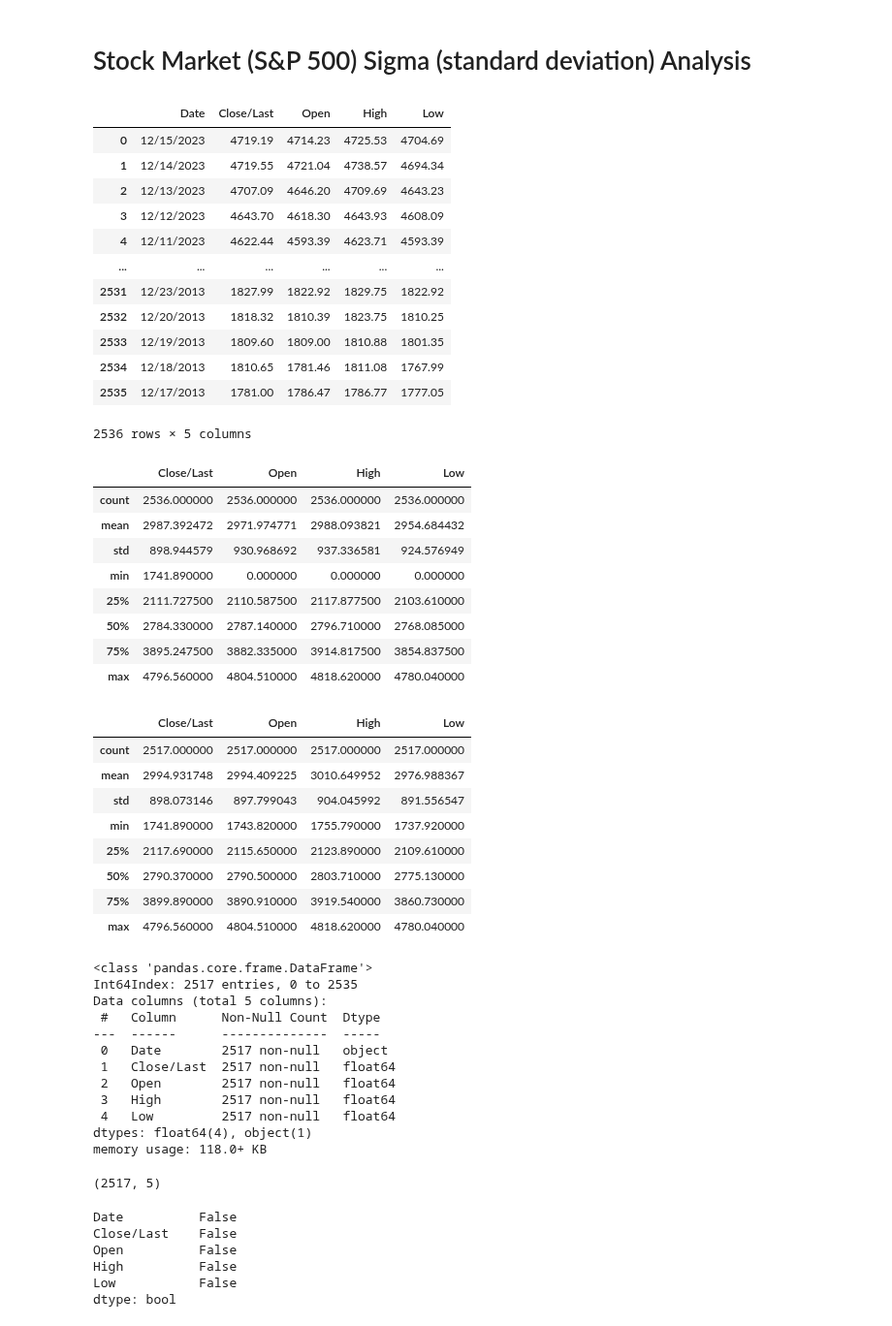
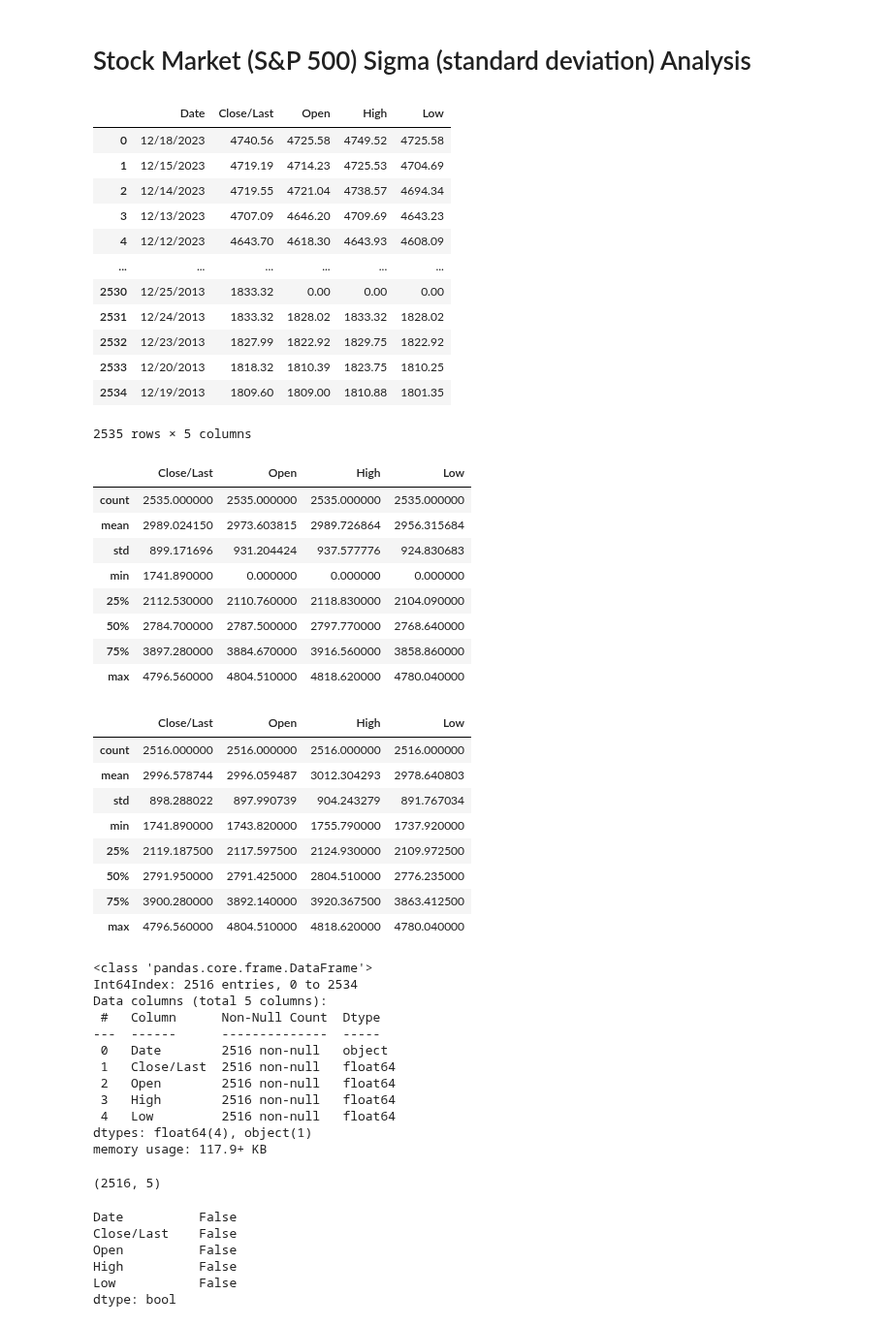
Before and after one commit to JohnBroberg/StockMarketSigma, a Jupyter notebook: StockMarketSigma.ipynb, the cells around one changed output. Shown at 97% size. Drawn from its saved outputs; the diff is of its cells as text; code cells hidden in the pictures.

```diff
--- a/StockMarketSigma.ipynb
+++ b/StockMarketSigma.ipynb
@@ -4,57 +4,57 @@
 #created by John Broberg on 2022-05-29
 #inspired by "LET THE WILD RUMPUS BEGIN" by JEREMY GRANTHAM of GMO
 #ref. https://www.gmo.com/globalassets/articles/viewpoints/2022/gmo_let-the-wild-rumpus-begin_1-22.pdf
 
 #https://www.gmo.com/americas/research-library/entering-the-superbubbles-final-act/
 #"...superbubbles – 2.5 to 3 sigma events..."
 #"...ordinary 2 sigma bubbles..."
 #"Ordinary bubbles are, to us, those that reach a 2 sigma deviation from trend. Superbubbles reach 2.5 sigma or greater."
 
 #source data: https://www.nasdaq.com/market-activity/index/spx/historical
 
 #cd
 #cd git/StockMarketSigma
 #git pull https://github.com/JohnBroberg/StockMarketSigma.git
 
 #Get trendline equation
 #https://stackoverflow.com/questions/49460596/add-trendline-with-equation-in-2d-array
 #https://stackoverflow.com/questions/26447191/how-to-add-trendline-in-python-matplotlib-dot-scatter-graphs
 
 
 import pandas as pd
 import numpy as np
 import matplotlib.pyplot as plt
 import seaborn as sns
 
-data = 'HistoricalData_1702860435937.csv'
+data = 'HistoricalData_1703011943129.csv'
 df = pd.read_csv(data)
 
 df
 # %% [output]
 |  | Date | Close/Last | Open | High | Low |
-| 0 | 12/15/2023 | 4719.19 | 4714.23 | 4725.53 | 4704.69 |
-| 1 | 12/14/2023 | 4719.55 | 4721.04 | 4738.57 | 4694.34 |
-| 2 | 12/13/2023 | 4707.09 | 4646.20 | 4709.69 | 4643.23 |
-| 3 | 12/12/2023 | 4643.70 | 4618.30 | 4643.93 | 4608.09 |
-| 4 | 12/11/2023 | 4622.44 | 4593.39 | 4623.71 | 4593.39 |
+| 0 | 12/18/2023 | 4740.56 | 4725.58 | 4749.52 | 4725.58 |
+| 1 | 12/15/2023 | 4719.19 | 4714.23 | 4725.53 | 4704.69 |
+| 2 | 12/14/2023 | 4719.55 | 4721.04 | 4738.57 | 4694.34 |
+| 3 | 12/13/2023 | 4707.09 | 4646.20 | 4709.69 | 4643.23 |
+| 4 | 12/12/2023 | 4643.70 | 4618.30 | 4643.93 | 4608.09 |
 | ... | ... | ... | ... | ... | ... |
-| 2531 | 12/23/2013 | 1827.99 | 1822.92 | 1829.75 | 1822.92 |
-| 2532 | 12/20/2013 | 1818.32 | 1810.39 | 1823.75 | 1810.25 |
-| 2533 | 12/19/2013 | 1809.60 | 1809.00 | 1810.88 | 1801.35 |
-| 2534 | 12/18/2013 | 1810.65 | 1781.46 | 1811.08 | 1767.99 |
-| 2535 | 12/17/2013 | 1781.00 | 1786.47 | 1786.77 | 1777.05 |
+| 2530 | 12/25/2013 | 1833.32 | 0.00 | 0.00 | 0.00 |
+| 2531 | 12/24/2013 | 1833.32 | 1828.02 | 1833.32 | 1828.02 |
+| 2532 | 12/23/2013 | 1827.99 | 1822.92 | 1829.75 | 1822.92 |
+| 2533 | 12/20/2013 | 1818.32 | 1810.39 | 1823.75 | 1810.25 |
+| 2534 | 12/19/2013 | 1809.60 | 1809.00 | 1810.88 | 1801.35 |
-2536 rows × 5 columns
+2535 rows × 5 columns
 # %%
 df.describe()
 # %% [output]
 |  | Close/Last | Open | High | Low |
-| count | 2536.000000 | 2536.000000 | 2536.000000 | 2536.000000 |
-| mean | 2987.392472 | 2971.974771 | 2988.093821 | 2954.684432 |
-| std | 898.944579 | 930.968692 | 937.336581 | 924.576949 |
+| count | 2535.000000 | 2535.000000 | 2535.000000 | 2535.000000 |
+| mean | 2989.024150 | 2973.603815 | 2989.726864 | 2956.315684 |
+| std | 899.171696 | 931.204424 | 937.577776 | 924.830683 |
 | min | 1741.890000 | 0.000000 | 0.000000 | 0.000000 |
-| 25% | 2111.727500 | 2110.587500 | 2117.877500 | 2103.610000 |
-| 50% | 2784.330000 | 2787.140000 | 2796.710000 | 2768.085000 |
-| 75% | 3895.247500 | 3882.335000 | 3914.817500 | 3854.837500 |
+| 25% | 2112.530000 | 2110.760000 | 2118.830000 | 2104.090000 |
+| 50% | 2784.700000 | 2787.500000 | 2797.770000 | 2768.640000 |
+| 75% | 3897.280000 | 3884.670000 | 3916.560000 | 3858.860000 |
 | max | 4796.560000 | 4804.510000 | 4818.620000 | 4780.040000 |
 # %%
 #remove holidays (Open == 0)
@@ -63,33 +63,33 @@ df = df.loc[~(df['Open']==0)]
 df.describe()
 # %% [output]
 |  | Close/Last | Open | High | Low |
-| count | 2517.000000 | 2517.000000 | 2517.000000 | 2517.000000 |
-| mean | 2994.931748 | 2994.409225 | 3010.649952 | 2976.988367 |
-| std | 898.073146 | 897.799043 | 904.045992 | 891.556547 |
+| count | 2516.000000 | 2516.000000 | 2516.000000 | 2516.000000 |
+| mean | 2996.578744 | 2996.059487 | 3012.304293 | 2978.640803 |
+| std | 898.288022 | 897.990739 | 904.243279 | 891.767034 |
 | min | 1741.890000 | 1743.820000 | 1755.790000 | 1737.920000 |
-| 25% | 2117.690000 | 2115.650000 | 2123.890000 | 2109.610000 |
-| 50% | 2790.370000 | 2790.500000 | 2803.710000 | 2775.130000 |
-| 75% | 3899.890000 | 3890.910000 | 3919.540000 | 3860.730000 |
+| 25% | 2119.187500 | 2117.597500 | 2124.930000 | 2109.972500 |
+| 50% | 2791.950000 | 2791.425000 | 2804.510000 | 2776.235000 |
+| 75% | 3900.280000 | 3892.140000 | 3920.367500 | 3863.412500 |
 | max | 4796.560000 | 4804.510000 | 4818.620000 | 4780.040000 |
 # %%
 df.info()
 # %% [output]
 <class 'pandas.core.frame.DataFrame'>
-Int64Index: 2517 entries, 0 to 2535
+Int64Index: 2516 entries, 0 to 2534
 Data columns (total 5 columns):
  #   Column      Non-Null Count  Dtype
 ---  ------      --------------  -----
- 0   Date        2517 non-null   object
- 1   Close/Last  2517 non-null   float64
- 2   Open        2517 non-null   float64
- 3   High        2517 non-null   float64
- 4   Low         2517 non-null   float64
+ 0   Date        2516 non-null   object
+ 1   Close/Last  2516 non-null   float64
+ 2   Open        2516 non-null   float64
+ 3   High        2516 non-null   float64
+ 4   Low         2516 non-null   float64
 dtypes: float64(4), object(1)
-memory usage: 118.0+ KB
+memory usage: 117.9+ KB
 # %%
 df.shape
 # %% [output]
-(2517, 5)
+(2516, 5)
 # %%
 df.isnull().any()
 # %% [output]
```
Also changed, not shown: parts of 11 cells of this notebook, 2 other files.
